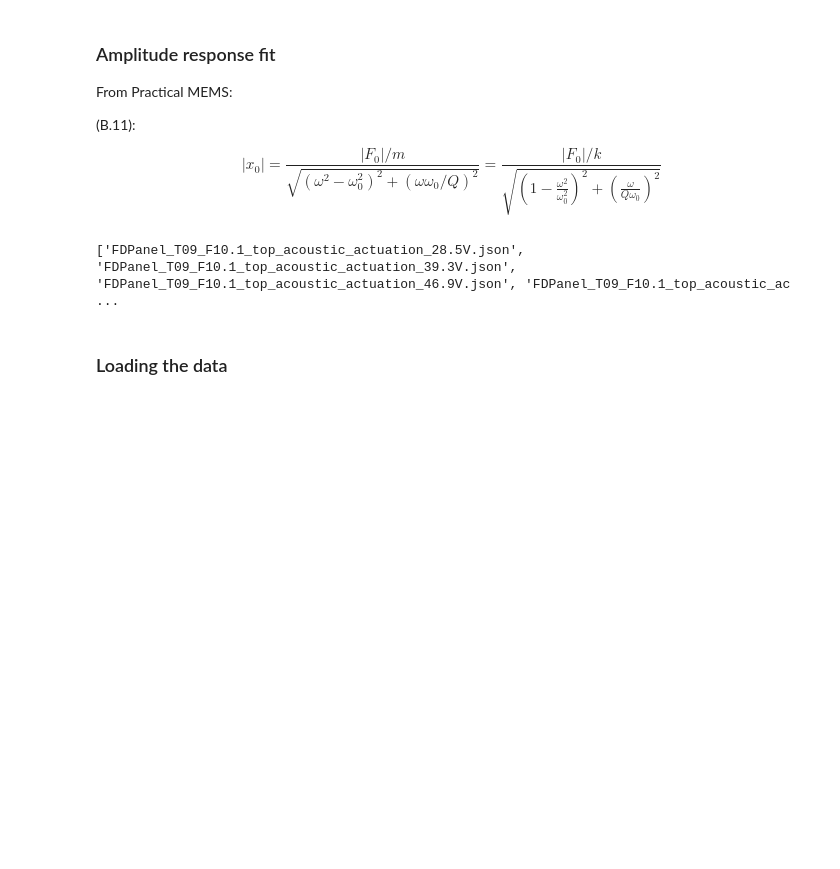
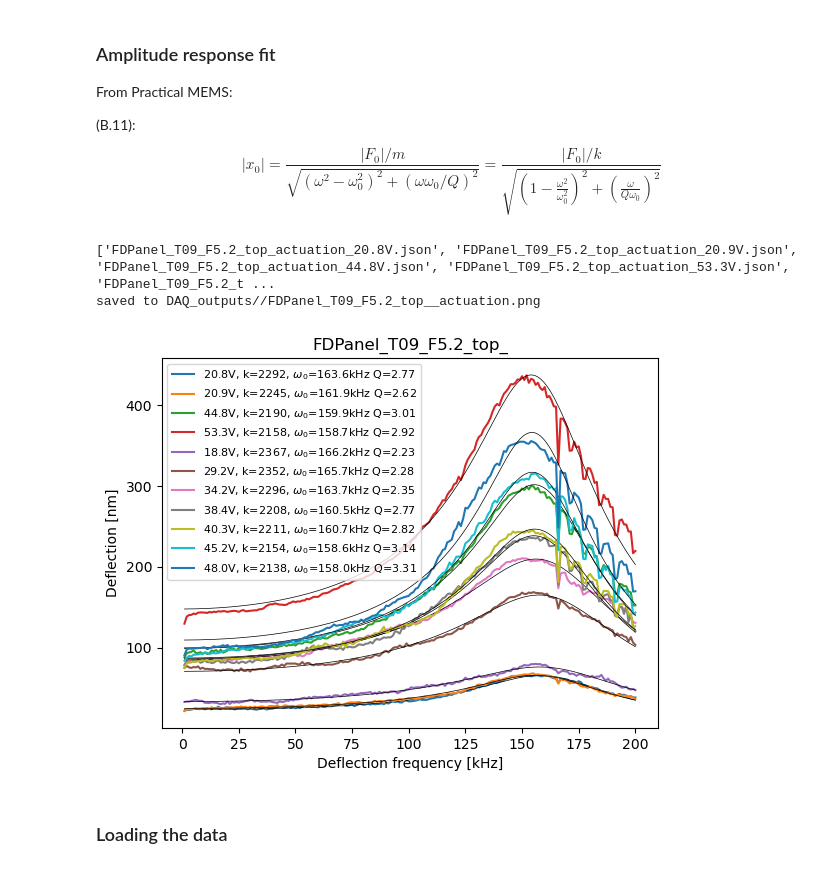
Before and after one commit to daguiam/polytec_nidaq_characterization_setup, a Jupyter notebook: Analyze_Polytec_DAQ_data.ipynb, the cells around one changed output. Saved outputs shown, nothing was run; the diff lists cells and outputs as text; code cells hidden in the pictures; blank space fills up the shorter version.

```diff
--- a/Analyze_Polytec_DAQ_data.ipynb
+++ b/Analyze_Polytec_DAQ_data.ipynb
@@ -139,8 +139,8 @@ def fit_amplitude_response(w, F0, k, w0, Q):
 data_path = 'DAQ_outputs//'
 
 file_prefix = "FDPanel_T09_F10.1_top"
-# file_prefix = "FDPanel_T09_F5.2_bottom"
-# file_prefix = "FDPanel_T09_F5.2_top"
+file_prefix = "FDPanel_T09_F5.2_bottom"
+file_prefix = "FDPanel_T09_F5.2_top"
 
 
 files = os.listdir(data_path)
@@ -179,35 +179,37 @@ for file in files:
 
         mass = data['linearization_model_mass']
     else:
         mass = 2.17e-9
     new_k = np.power(2*np.pi*w0,2)*mass
     label = '%0.1fV %0.1fnm'%(actuation_max_voltage, actuation_max_displacement/1e-9)
     # label = '%0.1fV %0.1fnm, k=%d, $\omega_0$=%0.1fkHz Q=%0.2f'%(actuation_max_voltage, actuation_max_displacement/1e-9, new_k, w0/1e3, Q)
     label = '%0.1fV, k=%d, $\omega_0$=%0.1fkHz Q=%0.2f'%(actuation_max_voltage, new_k, w0/1e3, Q)
 
 
     if 'linearization' in filename:
         plt.plot(frequencies/1e3, amplitude/1e-9, label=label, c='k')
     else:
         plt.plot(frequencies/1e3, amplitude/1e-9, label=label)
 
 
     plt.plot(xdata, fitdata, c='k', lw=0.5)
 
     if 'device_name' in data.keys():
         title = data['device_name']
         plt.title(title)
-        output_figname = data['device_name']+".png"
+        output_figname = data['device_name']+"_actuation.png"
 plt.xlabel("Deflection frequency [kHz]")
 plt.ylabel("Deflection [nm]")
 plt.legend(fontsize=8)
 
 
 outfilename = os.path.join(data_path, output_figname)
 plt.savefig(outfilename, dpi=300)
 print("saved to", outfilename)
 # %% [output]
-['FDPanel_T09_F10.1_top_acoustic_actuation_28.5V.json', 'FDPanel_T09_F10.1_top_acoustic_actuation_39.3V.json', 'FDPanel_T09_F10.1_top_acoustic_actuation_46.9V.json', 'FDPanel_T09_F10.1_top_acoustic_ac ...
+['FDPanel_T09_F5.2_top_actuation_20.8V.json', 'FDPanel_T09_F5.2_top_actuation_20.9V.json', 'FDPanel_T09_F5.2_top_actuation_44.8V.json', 'FDPanel_T09_F5.2_top_actuation_53.3V.json', 'FDPanel_T09_F5.2_t ...
+saved to DAQ_outputs//FDPanel_T09_F5.2_top__actuation.png
+[figure, added]
 # %% [markdown]
 ### Loading the data
 # %%
```
Also changed, not shown: 3 other files.
